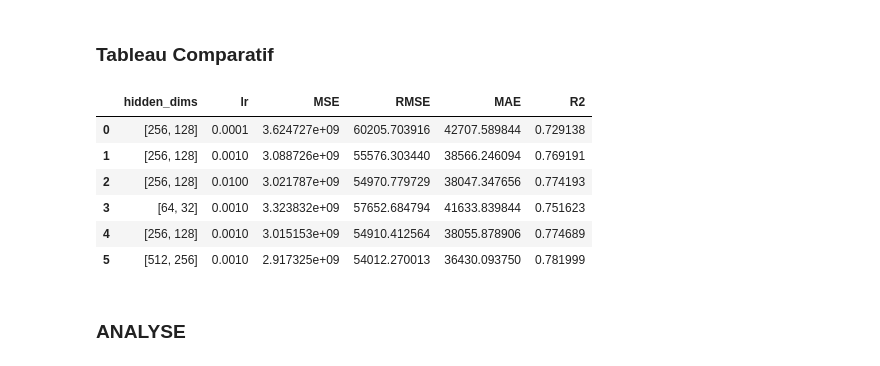
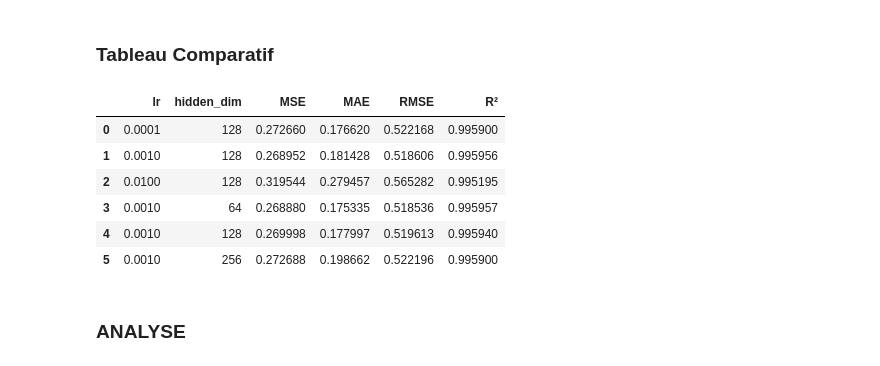
Before and after one commit to TuguduMiamMiam/Projet-piscine, a Jupyter notebook: starters/ts-project-starter/ts-project/notebooks/lstm_jena_climate.ipynb, the cells around one changed output. Drawn from its saved outputs; the diff is of its cells as text; code cells hidden in the pictures.

```diff
--- a/starters/ts-project-starter/ts-project/notebooks/lstm_jena_climate.ipynb
+++ b/starters/ts-project-starter/ts-project/notebooks/lstm_jena_climate.ipynb
@@ -1079,19 +1077,15 @@ def train_ablation(
 #  Ablation 1: Learning Rate
 # ============================================================
 
-lr_values = [1e-4, 1e-3, 1e-2]
+learning_rates = [1e-4, 1e-3, 1e-2]
+results = []
 
-results_lr = []
+print("=== Ablation 1 : Learning Rate ===")
+for lr in learning_rates:
+    res = run_experiment(lr=lr, hidden_dim=128)   # hidden_dim = baseline
+    results.append(res)
+    print(res)
 
-for lr in lr_values:
-    print(f"\nRunning LR ablation: lr={lr}")
-    res = train_ablation(
-        hidden_dims=model_cfg["hidden_dims"],  # same architecture
-        lr=lr,
-        epochs=10
-    )
-    results_lr.append(res)
-
-df_lr = pd.DataFrame(results_lr)
-df_lr
+df_ablation = pd.DataFrame(results)
+df_ablation
 # %% [output]
@@ -1142,0 +1102,18 @@ Running size ablation: hidden_dims=[512, 256]
+# %%
+# ============================================================
+#  Ablation 2: Model Size
+# ============================================================
+
+hidden_dims     = [64, 128, 256]
+
+results = []
+
+print("\n=== Ablation 2 : hidden_dim ===")
+for hd in hidden_dims:
+    res = run_experiment(lr=1e-3, hidden_dim=hd)  # lr = baseline
+    results.append(res)
+    print(res)
+
+# DataFrame récapitulatif
+df_ablation_h = pd.DataFrame(results)
+df_ablation_h
@@ -1145,18 +1131,18 @@ Running size ablation: hidden_dims=[512, 256]
 # %%
 # ============================================================
 #  Combined Comparison Table
 # ============================================================
 
-df_ablation = pd.concat([df_lr, df_model], ignore_index=True)
-df_ablation
+df_ablation_t = pd.concat([df_ablation, df_ablation_h], ignore_index=True)
+df_ablation_t
 # %% [output]
-|  | hidden_dims | lr | MSE | RMSE | MAE | R2 |
-| 0 | [256, 128] | 0.0001 | 3.624727e+09 | 60205.703916 | 42707.589844 | 0.729138 |
-| 1 | [256, 128] | 0.0010 | 3.088726e+09 | 55576.303440 | 38566.246094 | 0.769191 |
-| 2 | [256, 128] | 0.0100 | 3.021787e+09 | 54970.779729 | 38047.347656 | 0.774193 |
-| 3 | [64, 32] | 0.0010 | 3.323832e+09 | 57652.684794 | 41633.839844 | 0.751623 |
-| 4 | [256, 128] | 0.0010 | 3.015153e+09 | 54910.412564 | 38055.878906 | 0.774689 |
-| 5 | [512, 256] | 0.0010 | 2.917325e+09 | 54012.270013 | 36430.093750 | 0.781999 |
+|  | lr | hidden_dim | MSE | MAE | RMSE | R² |
+| 0 | 0.0001 | 128 | 0.272660 | 0.176620 | 0.522168 | 0.995900 |
+| 1 | 0.0010 | 128 | 0.268952 | 0.181428 | 0.518606 | 0.995956 |
+| 2 | 0.0100 | 128 | 0.319544 | 0.279457 | 0.565282 | 0.995195 |
+| 3 | 0.0010 | 64 | 0.268880 | 0.175335 | 0.518536 | 0.995957 |
+| 4 | 0.0010 | 128 | 0.269998 | 0.177997 | 0.519613 | 0.995940 |
+| 5 | 0.0010 | 256 | 0.272688 | 0.198662 | 0.522196 | 0.995900 |
 # %% [markdown]
 ### ANALYSE
 # %% [markdown]
```
Also changed, not shown: parts of 12 cells of this notebook.
